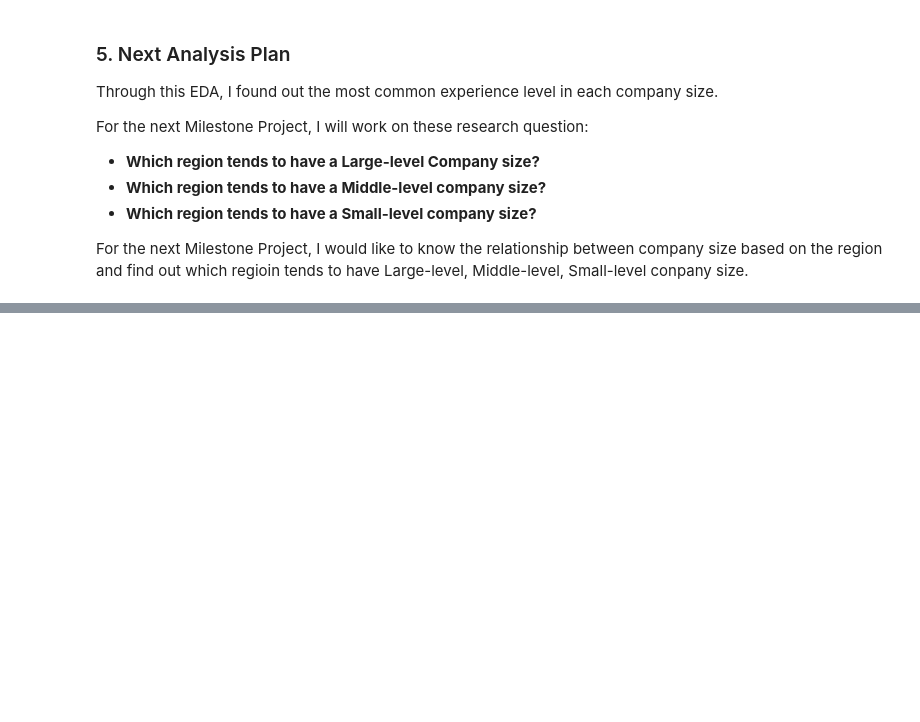
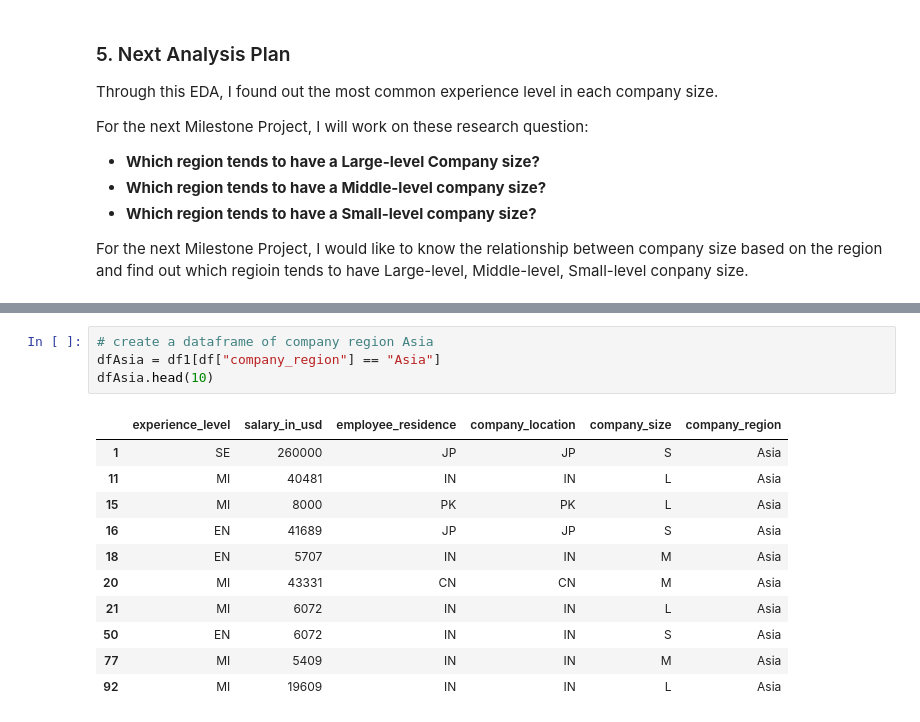
Before and after one commit to ubco-W2022T2-data301/project-group-group07, a Jupyter notebook: analysis/analysis1.ipynb, the cells around one changed output, grey strips where cells are left out. Drawn from its saved outputs; the diff is of its cells as text; blank space fills up the shorter version.

```diff
--- a/analysis/analysis1.ipynb
+++ b/analysis/analysis1.ipynb
@@ -220,0 +295,16 @@ For the next Milestone Project, I would like to know the relationship between co
+# %%
+# create a dataframe of company region Asia
+dfAsia = df1[df["company_region"] == "Asia"]
+dfAsia.head(10)
+# %% [output]
+|  | experience_level | salary_in_usd | employee_residence | company_location | company_size | company_region |
+| 1 | SE | 260000 | JP | JP | S | Asia |
+| 11 | MI | 40481 | IN | IN | L | Asia |
+| 15 | MI | 8000 | PK | PK | L | Asia |
+| 16 | EN | 41689 | JP | JP | S | Asia |
+| 18 | EN | 5707 | IN | IN | M | Asia |
+| 20 | MI | 43331 | CN | CN | M | Asia |
+| 21 | MI | 6072 | IN | IN | L | Asia |
+| 50 | EN | 6072 | IN | IN | S | Asia |
+| 77 | MI | 5409 | IN | IN | M | Asia |
+| 92 | MI | 19609 | IN | IN | L | Asia |
```
Also changed, not shown: parts of 37 cells of this notebook.
